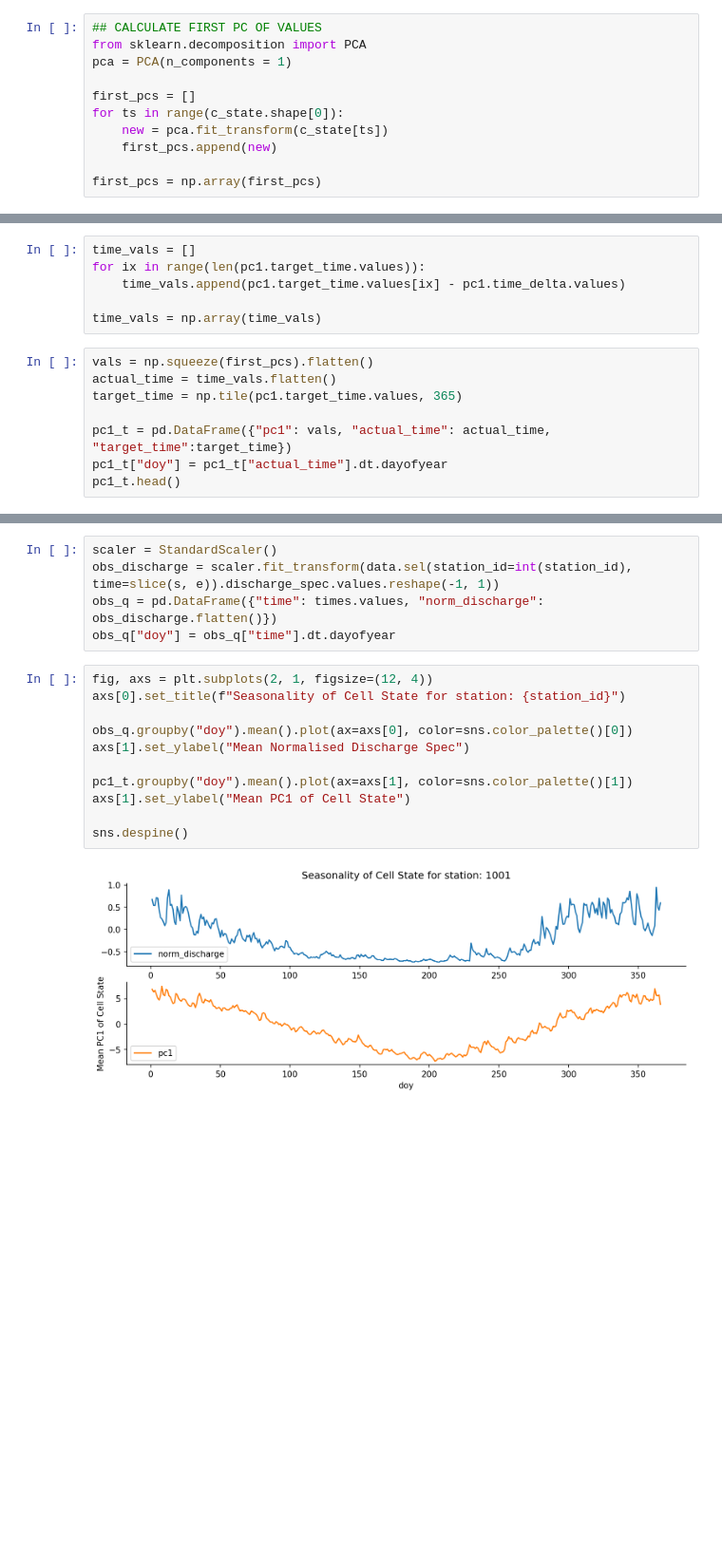
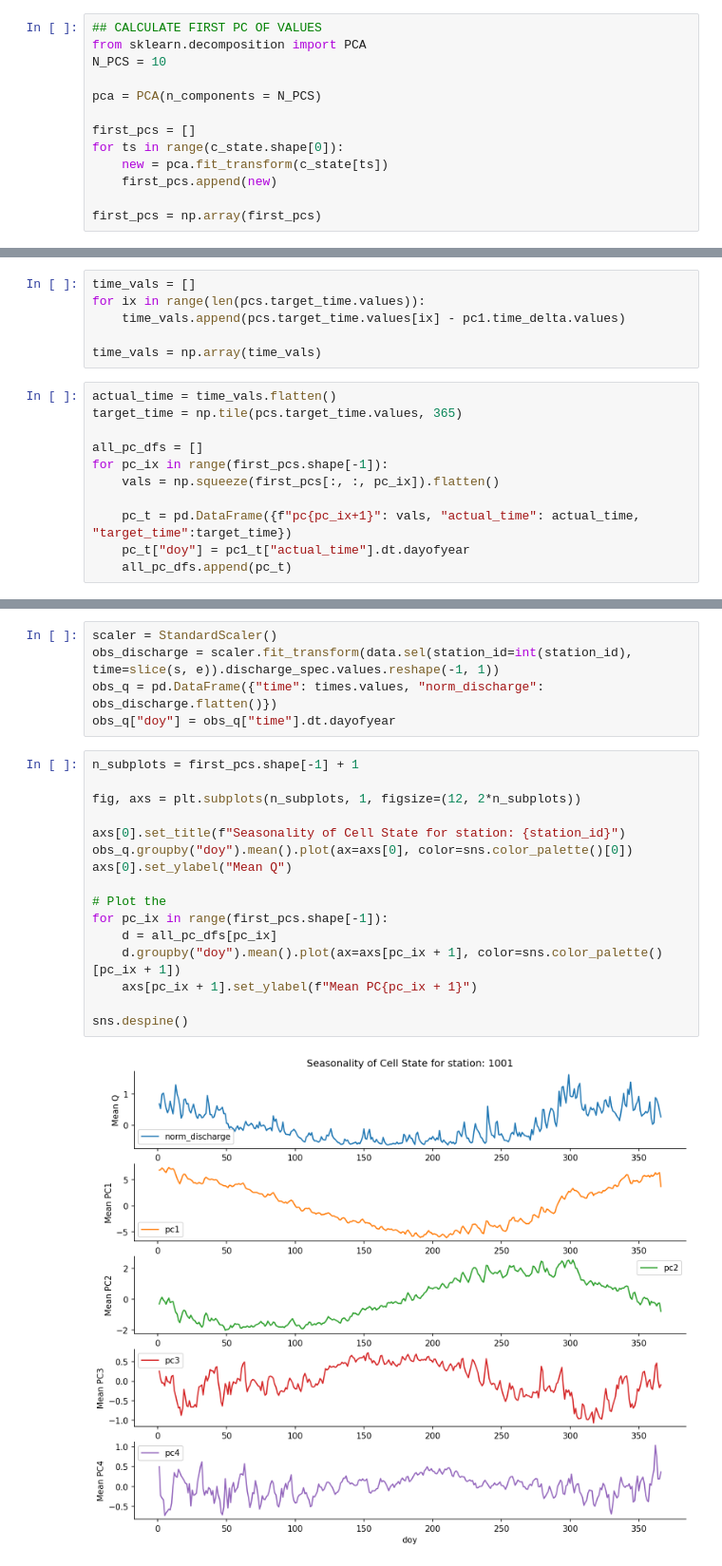
Before and after one commit to ECMWFCode4Earth/ml_drought, a Jupyter notebook: notebooks/draft/48_d_cell_state.ipynb, the cells around one changed output, grey strips where cells are left out. Shown at 95% size. Saved outputs shown, nothing was run; the diff lists cells and outputs as text; blank space fills up the shorter version.

```diff
--- a/notebooks/draft/48_d_cell_state.ipynb
+++ b/notebooks/draft/48_d_cell_state.ipynb
@@ -254,7 +272,9 @@ c_state = normalize_cell_states(basin_cell_states)
 # %%
 ## CALCULATE FIRST PC OF VALUES
 from sklearn.decomposition import PCA
-pca = PCA(n_components = 1)
+N_PCS = 10
+
+pca = PCA(n_components = N_PCS)
 
 first_pcs = []
 for ts in range(c_state.shape[0]):
@@ -284,14 +320,17 @@ np.squeeze(first_pcs).shape
 # %%
 time_vals = []
-for ix in range(len(pc1.target_time.values)):
-    time_vals.append(pc1.target_time.values[ix] - pc1.time_delta.values)
+for ix in range(len(pcs.target_time.values)):
+    time_vals.append(pcs.target_time.values[ix] - pc1.time_delta.values)
 
 time_vals = np.array(time_vals)
 # %%
-vals = np.squeeze(first_pcs).flatten()
 actual_time = time_vals.flatten()
-target_time = np.tile(pc1.target_time.values, 365)
+target_time = np.tile(pcs.target_time.values, 365)
 
-pc1_t = pd.DataFrame({"pc1": vals, "actual_time": actual_time, "target_time":target_time})
-pc1_t["doy"] = pc1_t["actual_time"].dt.dayofyear
-pc1_t.head()
+all_pc_dfs = []
+for pc_ix in range(first_pcs.shape[-1]):
+    vals = np.squeeze(first_pcs[:, :, pc_ix]).flatten()
+
+    pc_t = pd.DataFrame({f"pc{pc_ix+1}": vals, "actual_time": actual_time, "target_time":target_time})
+    pc_t["doy"] = pc1_t["actual_time"].dt.dayofyear
+    all_pc_dfs.append(pc_t)
@@ -310,15 +342,20 @@ obs_discharge = scaler.fit_transform(data.sel(station_id=int(station_id), time=s
 obs_q = pd.DataFrame({"time": times.values, "norm_discharge": obs_discharge.flatten()})
 obs_q["doy"] = obs_q["time"].dt.dayofyear
 # %%
-fig, axs = plt.subplots(2, 1, figsize=(12, 4))
+n_subplots = first_pcs.shape[-1] + 1
+
+fig, axs = plt.subplots(n_subplots, 1, figsize=(12, 2*n_subplots))
+
 axs[0].set_title(f"Seasonality of Cell State for station: {station_id}")
+obs_q.groupby("doy").mean().plot(ax=axs[0], color=sns.color_palette()[0])
+axs[0].set_ylabel("Mean Q")
 
-obs_q.groupby("doy").mean().plot(ax=axs[0], color=sns.color_palette()[0])
-axs[1].set_ylabel("Mean Normalised Discharge Spec")
-
-pc1_t.groupby("doy").mean().plot(ax=axs[1], color=sns.color_palette()[1])
-axs[1].set_ylabel("Mean PC1 of Cell State")
+# Plot the
+for pc_ix in range(first_pcs.shape[-1]):
+    d = all_pc_dfs[pc_ix]
+    d.groupby("doy").mean().plot(ax=axs[pc_ix + 1], color=sns.color_palette()[pc_ix + 1])
+    axs[pc_ix + 1].set_ylabel(f"Mean PC{pc_ix + 1}")
 
 sns.despine()
 # %% [output]
-[figure, old version]
+[figure, new version]
```
Also changed, not shown: parts of 14 cells of this notebook.
